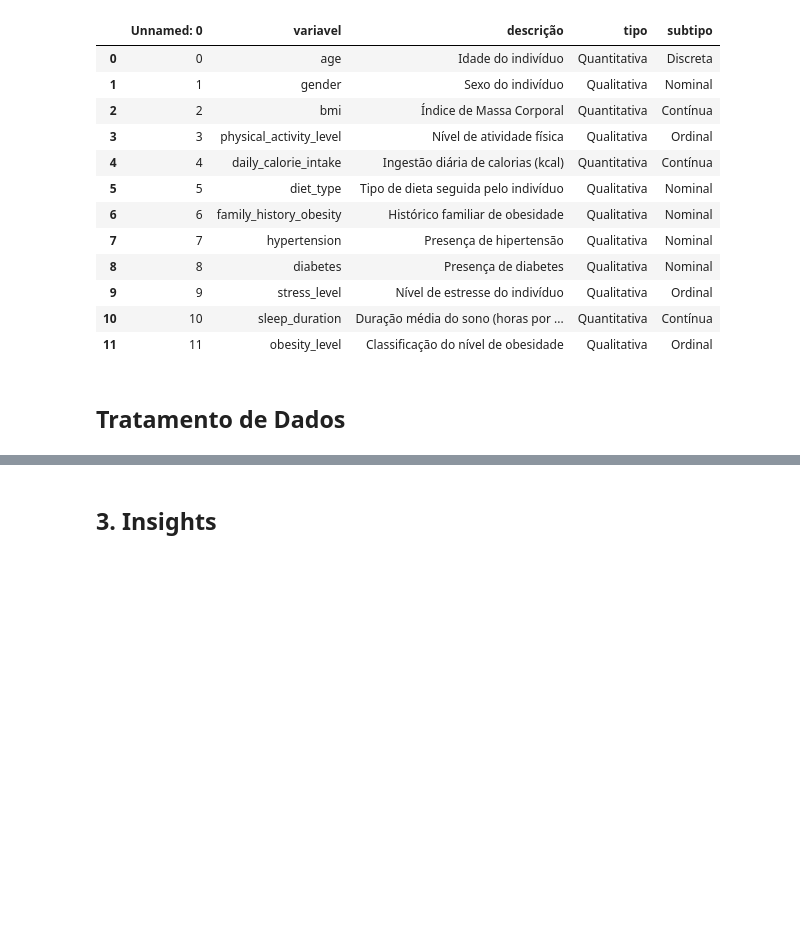
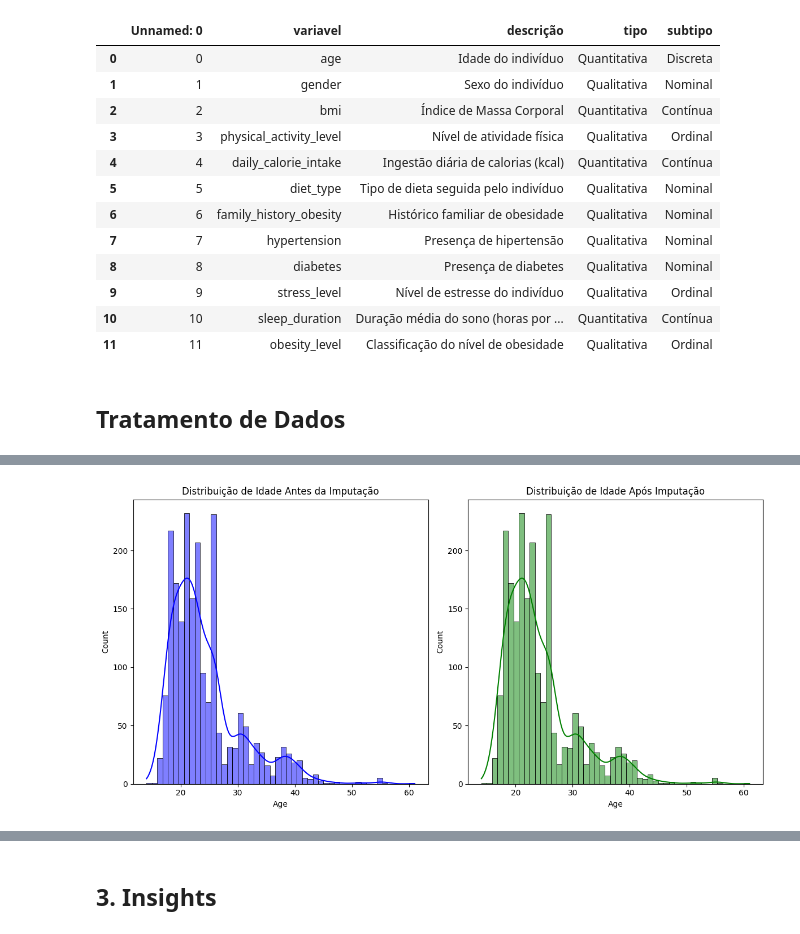
Before and after one commit to atlantico-academy/equipe7-2024.3, a Jupyter notebook: notebooks/01-exploratory_data_analysis.ipynb, the cells around one changed output, grey strips where cells are left out. Cells and saved outputs as stored; diff of their text form; code cells hidden in the pictures; blank space fills up the shorter version.

```diff
--- a/notebooks/01-exploratory_data_analysis.ipynb
+++ b/notebooks/01-exploratory_data_analysis.ipynb
@@ -114,0 +141,20 @@ dtype: int64
+# %%
+# Visualizar distribuição antes e depois da imputação (para variáveis numéricas)
+# 'Age'
+
+# Visualizar dados antes da imputação
+plt.figure(figsize=(12, 6))
+plt.subplot(1, 2, 1)
+sns.histplot(df['Age'], kde=True, color='blue', label='Antes da Imputação')
+plt.title('Distribuição de Idade Antes da Imputação')
+
+# Visualizar dados depois da imputação
+df['Age'].fillna(df['Age'].mean(), inplace=True)  # Aplicar imputação para este exemplo
+plt.subplot(1, 2, 2)
+sns.histplot(df['Age'], kde=True, color='green', label='Após Imputação')
+plt.title('Distribuição de Idade Após Imputação')
+
+plt.tight_layout()
+plt.show()
+# %% [output]
+[figure, added]
```
Also changed, not shown: parts of 39 cells of this notebook.
